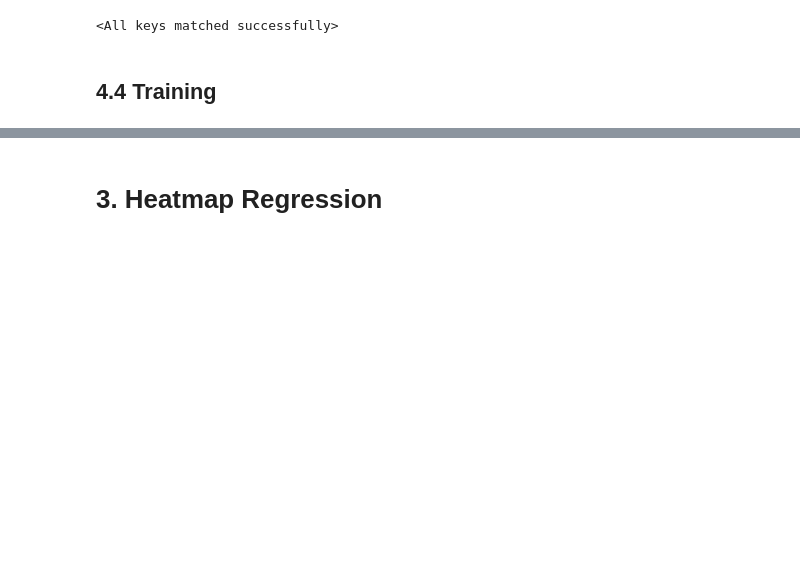
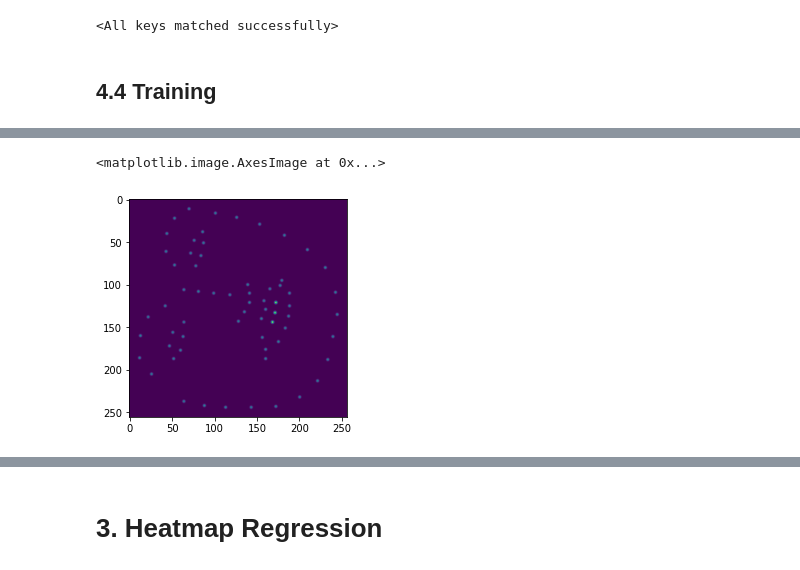
Before and after one commit to Pengchengzhi/Face-Alignment-DRF, a Jupyter notebook: Heatmap_each.ipynb, the cells around one changed output, grey strips where cells are left out. Cells and saved outputs as stored; diff of their text form; code cells hidden in the pictures; blank space fills up the shorter version.

```diff
--- a/Heatmap_each.ipynb
+++ b/Heatmap_each.ipynb
@@ -260,0 +346,6 @@ plt.plot(torch.arange(nIters),loss_hist.detach().numpy())
+# %%
+image = torch.sum(hm, axis=1).detach().cpu()
+plt.imshow(image[ith,:,:])
+# %% [output]
+<matplotlib.image.AxesImage at 0x...>
+[figure, added]
```
Also changed, not shown: parts of 12 cells of this notebook.
